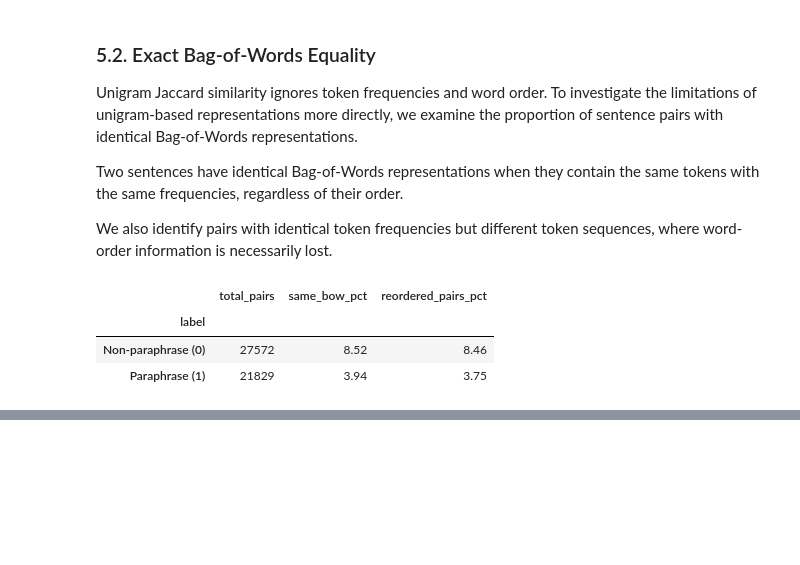
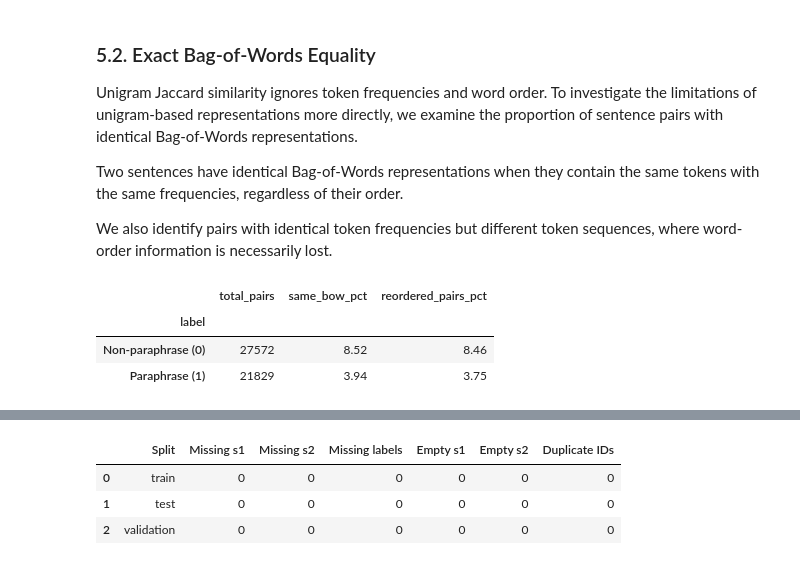
Before and after one commit to nuriallfe/nlp1, a Jupyter notebook: data_exploration.ipynb, the cells around one changed output, grey strips where cells are left out. Cells and saved outputs as stored; diff of their text form; code cells hidden in the pictures; blank space fills up the shorter version.

Commit message:
mod data exp

```diff
--- a/data_exploration.ipynb
+++ b/data_exploration.ipynb
@@ -295,0 +531,29 @@ display(bow_summary)
+# %%
+# Convert each split to a DataFrame
+split_dfs = {
+    name: data.to_pandas()
+    for name, data in dataset.items()
+}
+
+quality_summary = []
+
+for split_name, df in split_dfs.items():
+
+    quality_summary.append({
+        "Split": split_name,
+        "Missing s1": df["sentence1"].isna().sum(),
+        "Missing s2": df["sentence2"].isna().sum(),
+        "Missing labels": df["label"].isna().sum(),
+        "Empty s1": df["sentence1"].fillna("").str.strip().eq("").sum(),
+        "Empty s2": df["sentence2"].fillna("").str.strip().eq("").sum(),
+        "Duplicate IDs": df["id"].duplicated().sum()
+    })
+
+quality_summary = pd.DataFrame(quality_summary)
+
+display(quality_summary)
+# %% [output]
+|  | Split | Missing s1 | Missing s2 | Missing labels | Empty s1 | Empty s2 | Duplicate IDs |
+| 0 | train | 0 | 0 | 0 | 0 | 0 | 0 |
+| 1 | test | 0 | 0 | 0 | 0 | 0 | 0 |
+| 2 | validation | 0 | 0 | 0 | 0 | 0 | 0 |
```
Also changed, not shown: parts of 15 cells of this notebook.
